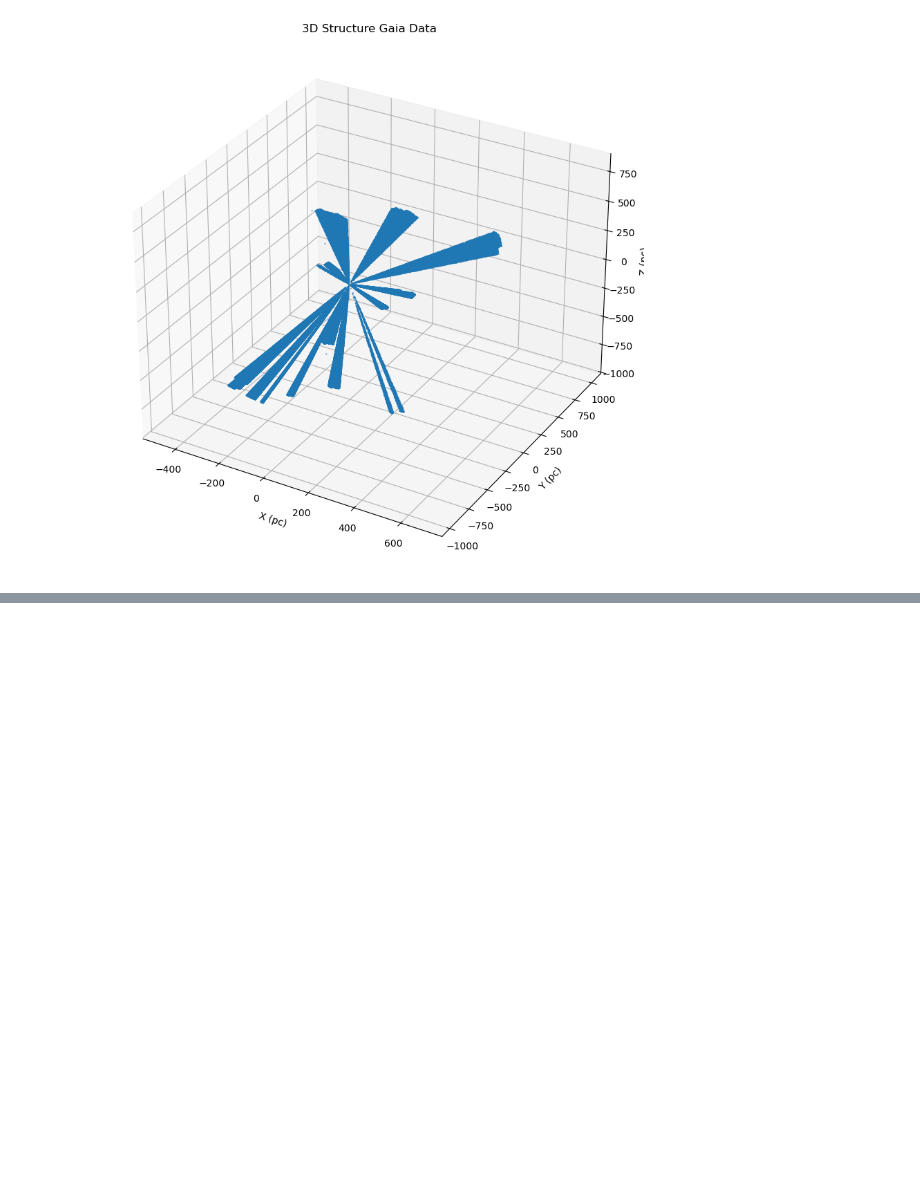
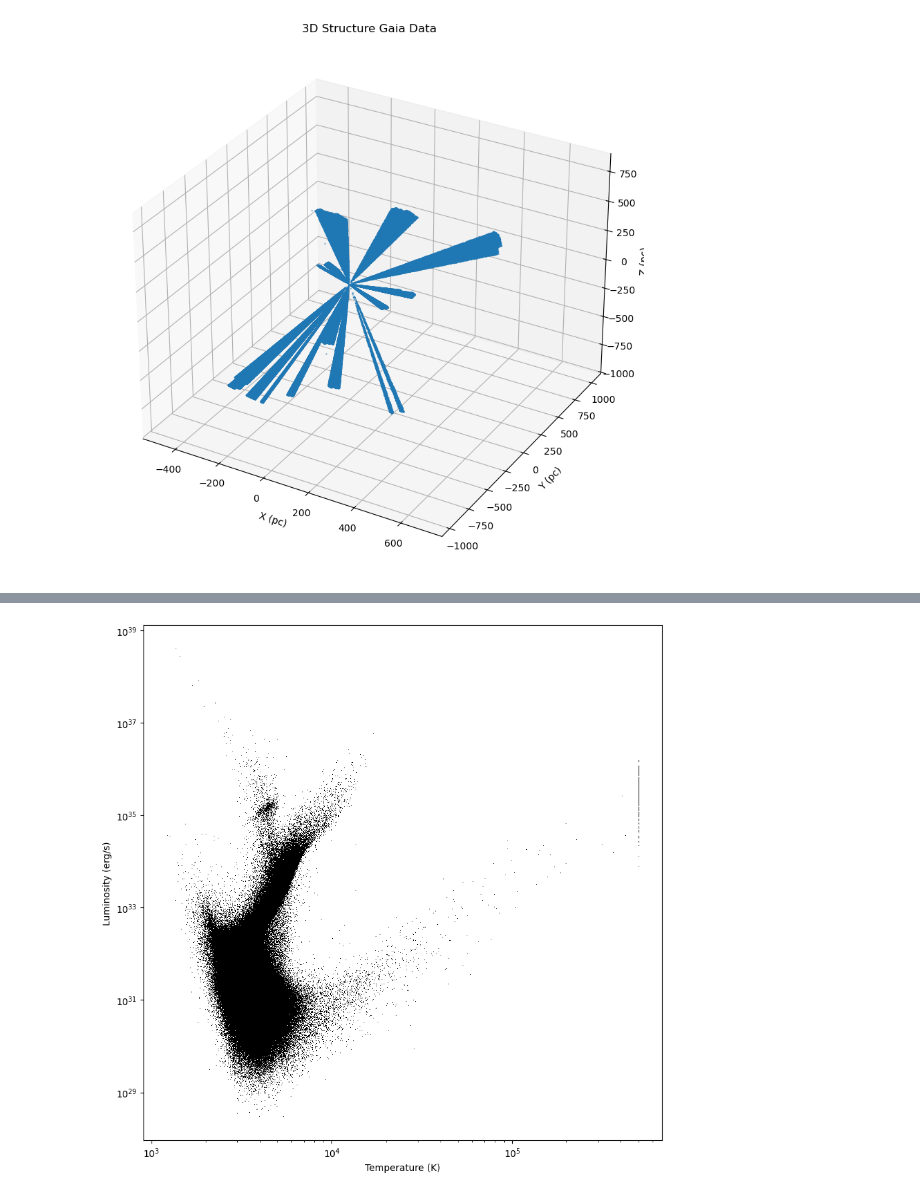
Before and after one commit to Down2Derive/School-Notebooks, a Jupyter notebook: Gaia_Project.ipynb, the cells around one changed output, grey strips where cells are left out. Drawn from its saved outputs; the diff is of its cells as text; code cells hidden in the pictures; blank space fills up the shorter version.

```diff
--- a/Gaia_Project.ipynb
+++ b/Gaia_Project.ipynb
@@ -3,3 +3,12 @@ from astroquery.gaia import Gaia
 import numpy as np
 import matplotlib.pyplot as plt
 from mpl_toolkits.mplot3d import Axes3D
+# %%
+# Load the Gaia table
+gaiadr3_table = Gaia.load_table('gaiadr3.gaia_source')
+
+# Print the column names
+for column in gaiadr3_table.columns:
+    print(f"Column: {column.name}")
+    print(f"Description: {column.description}")
+    print()
@@ -190,0 +238,22 @@ NameError: name 'F_B_over_F_R' is not defined
+# %%
+
+# Interpolate to find the temperature for each B/R flux ratio observation:
+T = np.interp(F_B_over_F_R, I_nu_B/I_nu_R, T_arr)
+
+# Ensure T and L have the same shape
+min_length = min(len(T), len(L))
+T = T[:min_length]
+L = L[:min_length]
+
+fig, ax = plt.subplots(figsize=(10, 10))
+#h = ax.hist2d(T,L, bins=300, cmin=10, norm=colors.PowerNorm(0.5), zorder=0.5)
+#fig, ax = plt.subplots(figsize=(10,5))
+#cb = fig.colorbar(h[3], ax=ax, pad=0.02)
+ax.plot(T, L, 'k,')
+ax.set_yscale('log')
+ax.set_xscale('log')
+ax.set_xlabel('Temperature (K)')
+ax.set_ylabel('Luminosity (erg/s)')
+plt.show()
+# %% [output]
+[figure, added]
```
Also changed, not shown: parts of 7 cells of this notebook.
